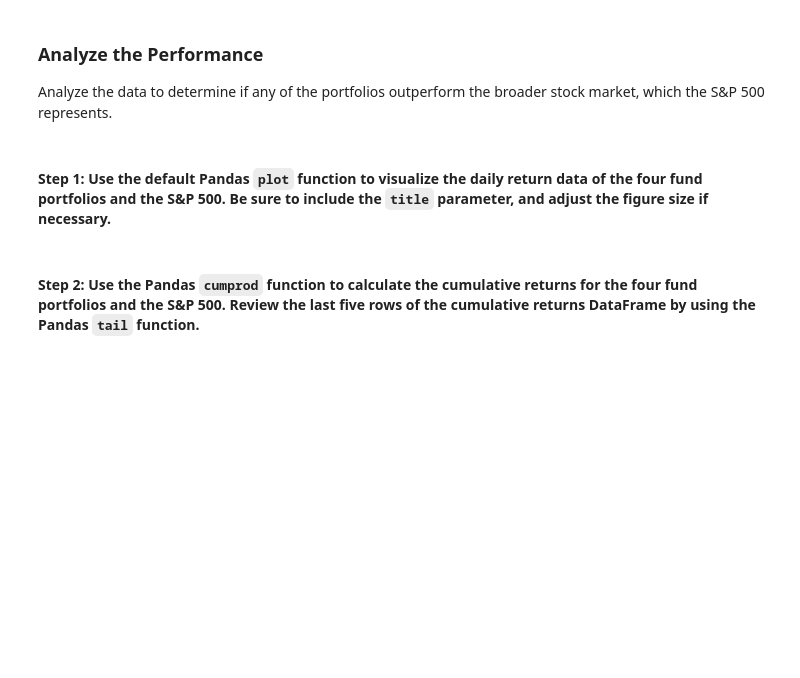
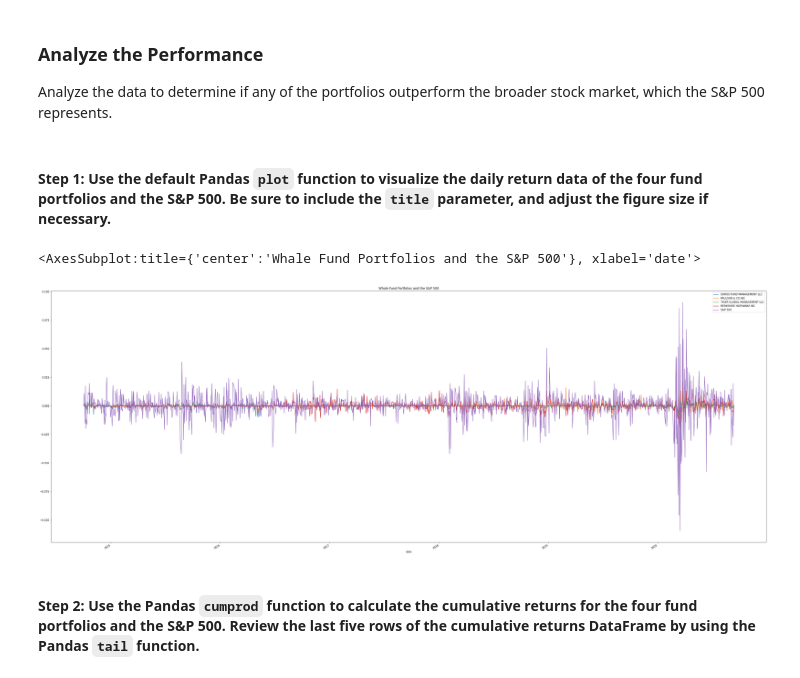
Before and after one commit to mckayav3/Analyzing-Portfolio-Risk-and-Return, a Jupyter notebook: Starter_Code/risk_return_analysis.ipynb, the cells around one changed output. Drawn from its saved outputs; the diff is of its cells as text; code cells hidden in the pictures; blank space fills up the shorter version.

```diff
--- a/Starter_Code/risk_return_analysis.ipynb
+++ b/Starter_Code/risk_return_analysis.ipynb
@@ -106,5 +110,13 @@ ipmort pandas as pd
 #### Step 2: Use the `read_csv` function and the `Path` module to read the `whale_navs.csv` file into a Pandas DataFrame. Be sure to create a `DateTimeIndex`. Review the first five rows of the DataFrame by using the `head` function.
 # %%
 # Import the data by reading in the CSV file and setting the DatetimeIndex
+
+whale_df = pd.read_csv(
+    Path('./Resources/whale_navs.csv'),
+    index_col='date',
+    parse_dates=True,
+    infer_datetime_format=True
+)
+
 # Review the first 5 rows of the DataFrame
-# YOUR CODE HERE
+whale_df.head()
@@ -112,6 +132,9 @@ ipmort pandas as pd
 #### Step 3: Use the Pandas `pct_change` function together with `dropna` to create the daily returns DataFrame. Base this DataFrame on the NAV prices of the four portfolios and on the closing price of the S&P 500 Index. Review the first five rows of the daily returns DataFrame.
 # %%
 # Prepare for the analysis by converting the dataframe of NAVs and prices to daily returns
-# Drop any rows with all missing values
-# Review the first five rows of the daily returns DataFrame.
-# YOUR CODE HERE
+# Drop any rows with all missing values returns DataFrame.
+
+whale_daily_returns = whale_df.pct_change().dropna()
+
+# Review the first five rows of the daily
+whale_daily_returns.head()
@@ -130,7 +161,11 @@ Analyze the data to determine if any of the portfolios outperform the broader st
 # %%
 # Plot the daily return data of the 4 funds and the S&P 500
 # Inclue a title parameter and adjust the figure size
 # YOUR CODE HERE
+whale_daily_returns.plot(figsize=(50,20), title="Whale Fund Portfolios and the S&P 500")
+# %% [output]
+<AxesSubplot:title={'center':'Whale Fund Portfolios and the S&P 500'}, xlabel='date'>
+[figure, added]
 # %% [markdown]
 #### Step 2: Use the Pandas `cumprod` function to calculate the cumulative returns for the four fund portfolios and the S&P 500. Review the last five rows of the cumulative returns DataFrame by using the Pandas `tail` function.
 # %%
```
Also changed, not shown: parts of 29 cells of this notebook.
